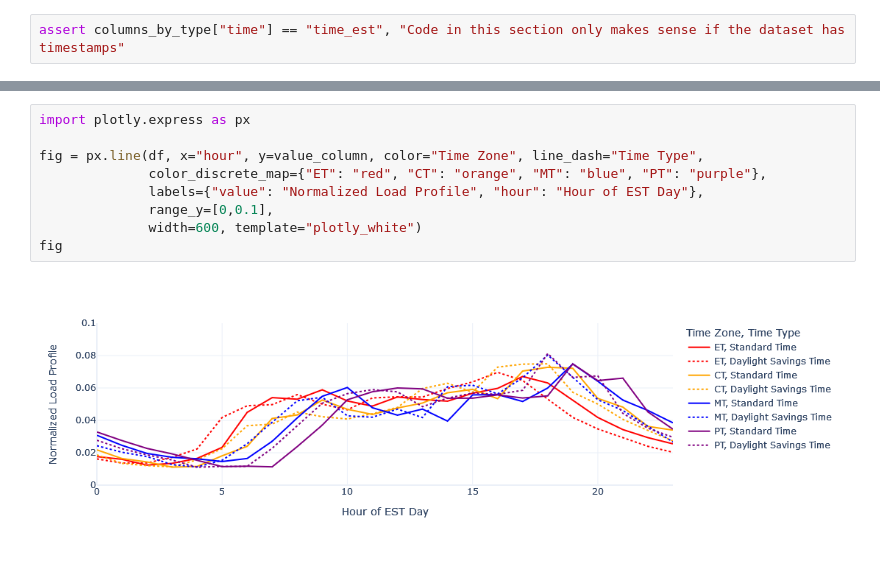
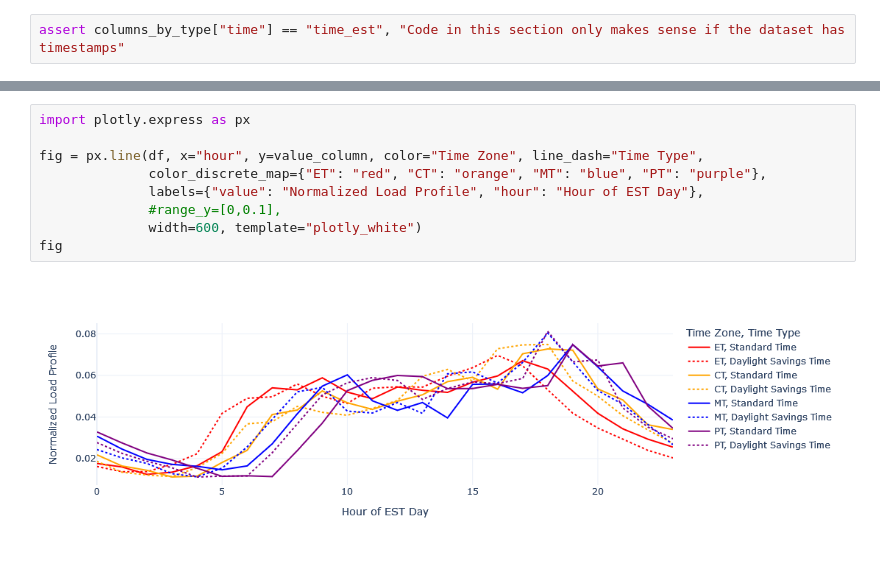
Before and after one commit to dsgrid/dsgrid-project-StandardScenarios, a Jupyter notebook: tempo_project/notebooks/examples-duckdb.ipynb, the cells around one changed output, grey strips where cells are left out. Saved outputs shown, nothing was run; the diff lists cells and outputs as text.

```diff
--- a/tempo_project/notebooks/examples-duckdb.ipynb
+++ b/tempo_project/notebooks/examples-duckdb.ipynb
@@ -207,11 +249,11 @@ df
 # %%
 import plotly.express as px
 
 fig = px.line(df, x="hour", y=value_column, color="Time Zone", line_dash="Time Type",
               color_discrete_map={"ET": "red", "CT": "orange", "MT": "blue", "PT": "purple"},
               labels={"value": "Normalized Load Profile", "hour": "Hour of EST Day"},
-              range_y=[0,0.1],
+              #range_y=[0,0.1],
               width=600, template="plotly_white")
 fig
 # %% [output]
-[figure, old version]
+[figure, new version]
```
Also changed, not shown: parts of 4 cells of this notebook, 2 other files.
